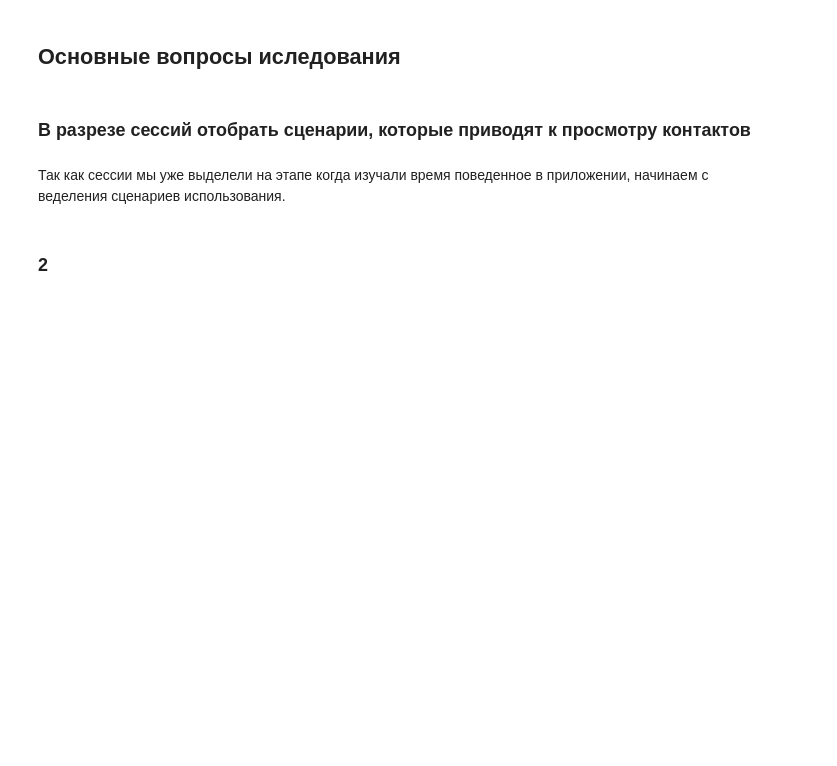
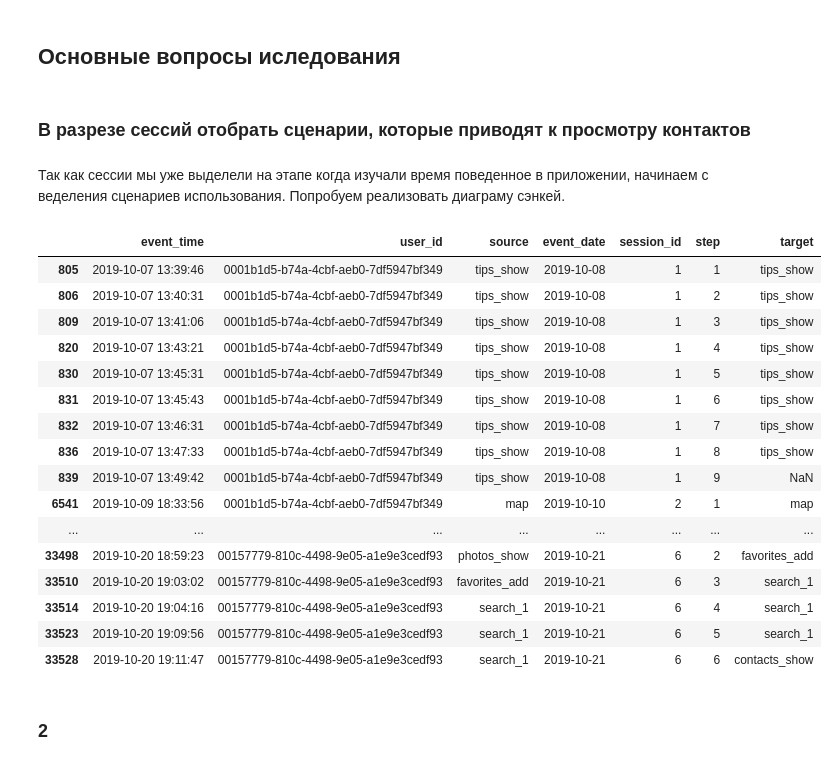
Before and after one commit to DaniilDonike/study_projects, a Jupyter notebook: Apps. Финальный проект/Project_first_try.ipynb, the cells around one changed output. Drawn from its saved outputs; the diff is of its cells as text; code cells hidden in the pictures; blank space fills up the shorter version.

```diff
--- a/Apps. Финальный проект/Project_first_try.ipynb
+++ b/Apps. Финальный проект/Project_first_try.ipynb
@@ -562,6 +562,52 @@ plt.show()
 # %% [markdown]
 ### В разрезе сессий отобрать сценарии, которые приводят к просмотру контактов
 # %% [markdown]
-Так как сессии мы уже выделели на этапе когда изучали время поведенное в приложении, начинаем с веделения сценариев использования.
+Так как сессии мы уже выделели на этапе когда изучали время поведенное в приложении, начинаем с веделения сценариев использования. Попробуем реализовать диаграму сэнкей.
+# %%
+def add_features(df):
+
+    """Функция генерации новых столбцов для исходной таблицы
+
+    Args:
+        df (pd.DataFrame): исходная таблица.
+    Returns:
+        pd.DataFrame: таблица с новыми признаками.
+    """
+
+    # сортируем по id и времени
+    sorted_df = df.sort_values(by=['session_id', 'event_time']).copy()
+    # добавляем шаги событий
+    sorted_df['step'] = sorted_df.groupby('session_id').cumcount() + 1
+
+    # добавляем узлы-источники и целевые узлы
+    # узлы-источники - это сами события
+    sorted_df['source'] = sorted_df['event_name']
+    # добавляем целевые узлы
+    sorted_df['target'] = sorted_df.groupby('session_id')['source'].shift(-1)
+
+    # возврат таблицы без имени событий
+    return sorted_df.drop(['event_name'], axis=1)
+
+# преобразуем таблицу
+table = add_features(df)
+table.head(50)
+# %% [output]
+|  | event_time | user_id | source | event_date | session_id | step | target |
+| 805 | 2019-10-07 13:39:46 | 0001b1d5-b74a-4cbf-aeb0-7df5947bf349 | tips_show | 2019-10-08 | 1 | 1 | tips_show |
+| 806 | 2019-10-07 13:40:31 | 0001b1d5-b74a-4cbf-aeb0-7df5947bf349 | tips_show | 2019-10-08 | 1 | 2 | tips_show |
+| 809 | 2019-10-07 13:41:06 | 0001b1d5-b74a-4cbf-aeb0-7df5947bf349 | tips_show | 2019-10-08 | 1 | 3 | tips_show |
+| 820 | 2019-10-07 13:43:21 | 0001b1d5-b74a-4cbf-aeb0-7df5947bf349 | tips_show | 2019-10-08 | 1 | 4 | tips_show |
+| 830 | 2019-10-07 13:45:31 | 0001b1d5-b74a-4cbf-aeb0-7df5947bf349 | tips_show | 2019-10-08 | 1 | 5 | tips_show |
+| 831 | 2019-10-07 13:45:43 | 0001b1d5-b74a-4cbf-aeb0-7df5947bf349 | tips_show | 2019-10-08 | 1 | 6 | tips_show |
+| 832 | 2019-10-07 13:46:31 | 0001b1d5-b74a-4cbf-aeb0-7df5947bf349 | tips_show | 2019-10-08 | 1 | 7 | tips_show |
+| 836 | 2019-10-07 13:47:33 | 0001b1d5-b74a-4cbf-aeb0-7df5947bf349 | tips_show | 2019-10-08 | 1 | 8 | tips_show |
+| 839 | 2019-10-07 13:49:42 | 0001b1d5-b74a-4cbf-aeb0-7df5947bf349 | tips_show | 2019-10-08 | 1 | 9 | NaN |
+| 6541 | 2019-10-09 18:33:56 | 0001b1d5-b74a-4cbf-aeb0-7df5947bf349 | map | 2019-10-10 | 2 | 1 | map |
+| ... | ... | ... | ... | ... | ... | ... | ... |
+| 33498 | 2019-10-20 18:59:23 | 00157779-810c-4498-9e05-a1e9e3cedf93 | photos_show | 2019-10-21 | 6 | 2 | favorites_add |
+| 33510 | 2019-10-20 19:03:02 | 00157779-810c-4498-9e05-a1e9e3cedf93 | favorites_add | 2019-10-21 | 6 | 3 | search_1 |
+| 33514 | 2019-10-20 19:04:16 | 00157779-810c-4498-9e05-a1e9e3cedf93 | search_1 | 2019-10-21 | 6 | 4 | search_1 |
+| 33523 | 2019-10-20 19:09:56 | 00157779-810c-4498-9e05-a1e9e3cedf93 | search_1 | 2019-10-21 | 6 | 5 | search_1 |
+| 33528 | 2019-10-20 19:11:47 | 00157779-810c-4498-9e05-a1e9e3cedf93 | search_1 | 2019-10-21 | 6 | 6 | contacts_show |
 # %% [markdown]
 ### 2
```
Also changed, not shown: parts of 1 cell of this notebook.
